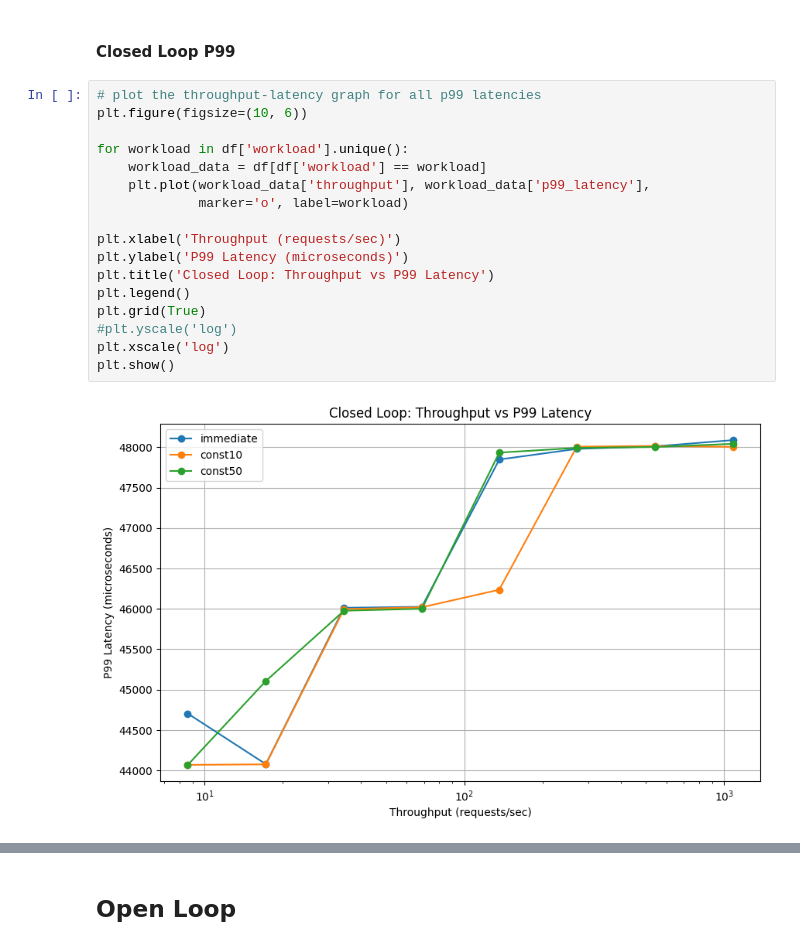
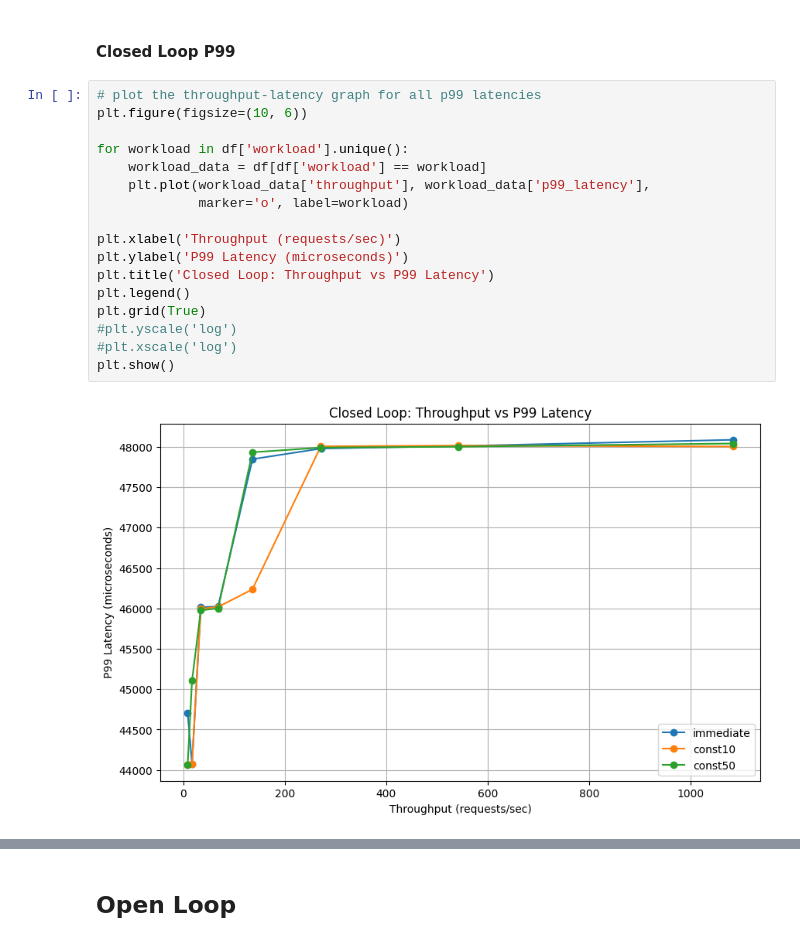
Before and after one commit to Steven-Yiran/woonsocket, a Jupyter notebook: project-0/report.ipynb, the cells around one changed output, grey strips where cells are left out. Drawn from its saved outputs; the diff is of its cells as text.

```diff
--- a/project-0/report.ipynb
+++ b/project-0/report.ipynb
@@ -76,22 +76,22 @@ plt.show()
 # %%
 # plot the throughput-latency graph for all p99 latencies
 plt.figure(figsize=(10, 6))
 
 for workload in df['workload'].unique():
     workload_data = df[df['workload'] == workload]
     plt.plot(workload_data['throughput'], workload_data['p99_latency'],
              marker='o', label=workload)
 
 plt.xlabel('Throughput (requests/sec)')
 plt.ylabel('P99 Latency (microseconds)')
 plt.title('Closed Loop: Throughput vs P99 Latency')
 plt.legend()
 plt.grid(True)
 #plt.yscale('log')
-plt.xscale('log')
+#plt.xscale('log')
 plt.show()
 # %% [output]
-[figure, old version]
+[figure, new version]
 # %% [markdown]
 ## Analysis:
 
```
Also changed, not shown: parts of 8 cells of this notebook, 4 other files.
